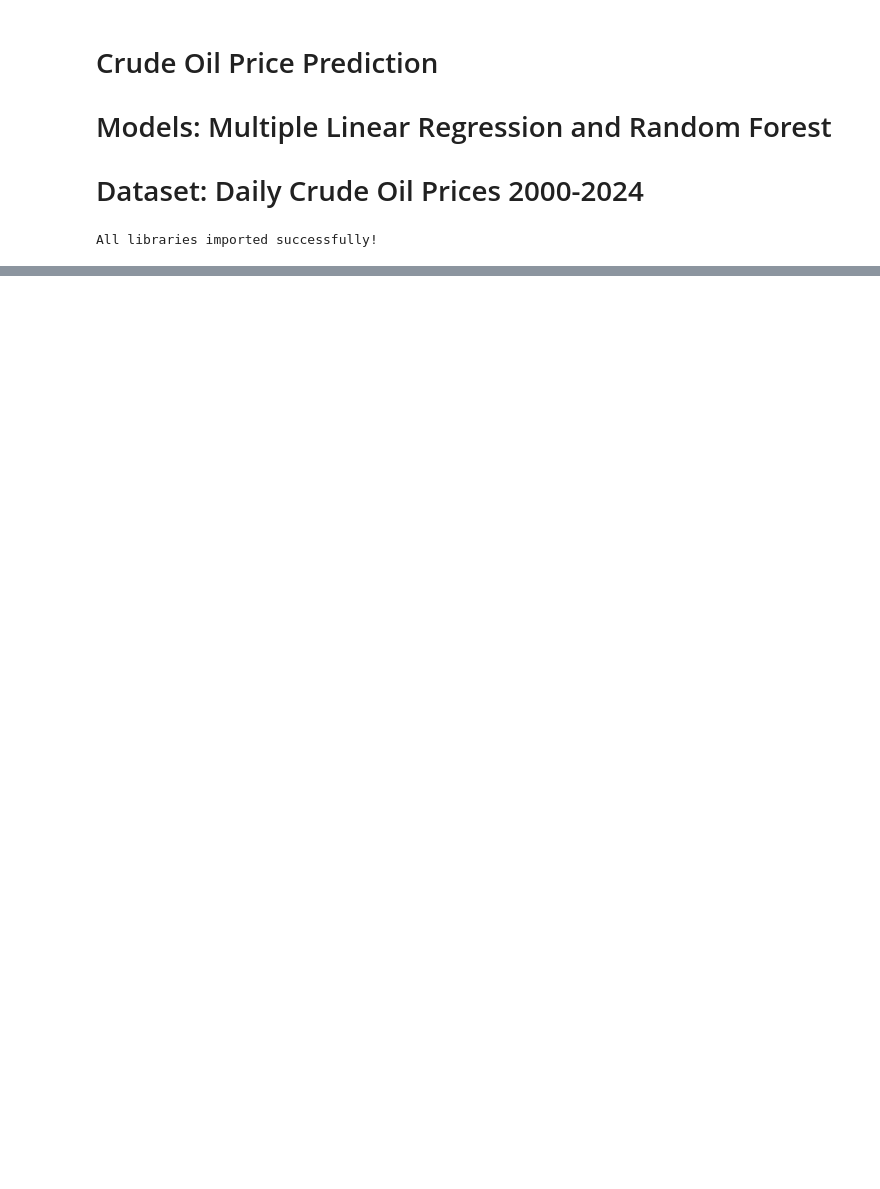
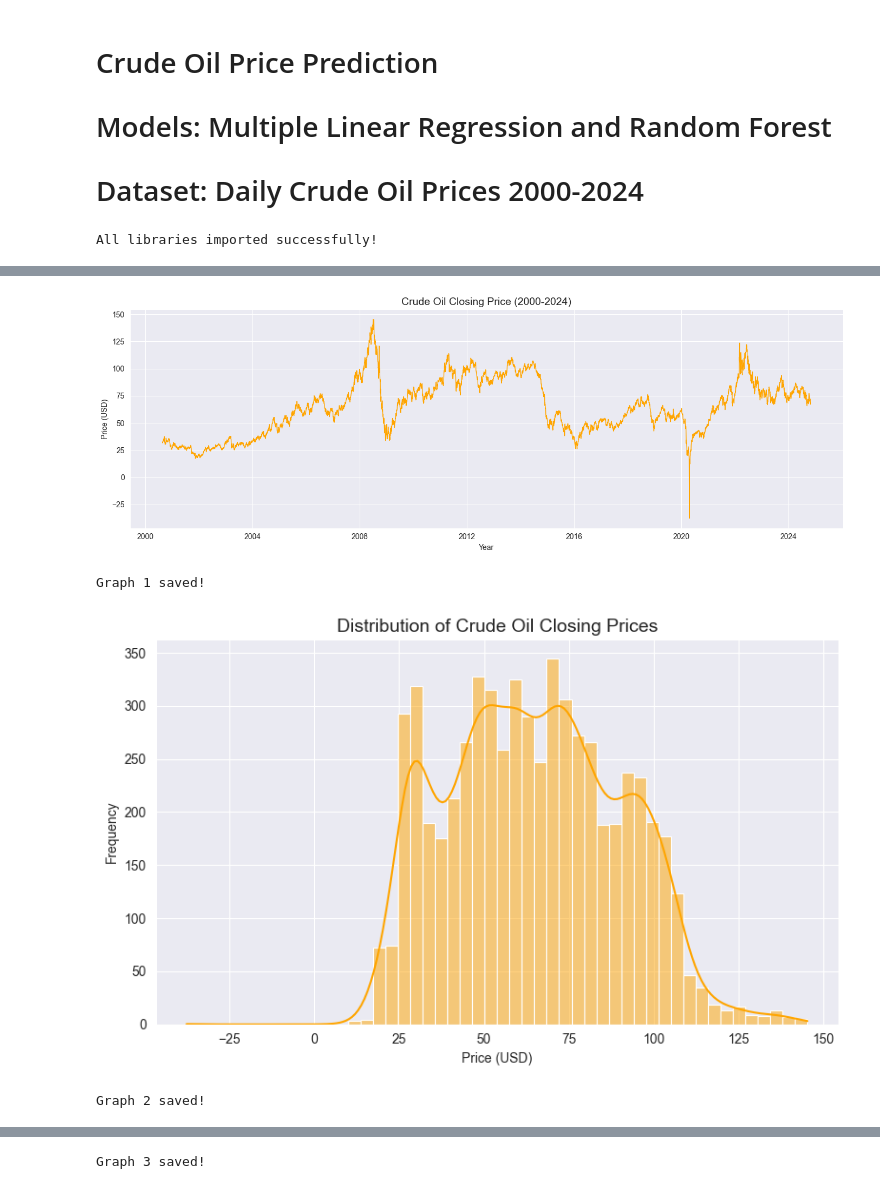
Before and after one commit to imseff/Crude-Oil-Price-Prediction, a Jupyter notebook: notebooks/crude_oil_prediction.ipynb, the cells around one changed output, grey strips where cells are left out. Saved outputs shown, nothing was run; the diff lists cells and outputs as text; code cells hidden in the pictures; blank space fills up the shorter version.

```diff
--- a/notebooks/crude_oil_prediction.ipynb
+++ b/notebooks/crude_oil_prediction.ipynb
@@ -34,7 +34,7 @@ All libraries imported successfully!
 # pd.read_csv() reads the file and stores it as a "DataFrame"
 # A DataFrame is like a table/spreadsheet inside Python
 
-df = pd.read_csv('../data/crude_oil_prices.csv')  # replace with your actual file path
+df = pd.read_csv('../data/crude_oil_data.csv')  # replace with your actual file path
 print("Dataset loaded successfully!")  # confirms the file was read without errors
 
 # Let's see the first 5 rows of the dataset
@@ -51,0 +156,55 @@ FileNotFoundError: [Errno 2] No such file or directory: '../data/crude_oil_price
+# %%
+# ================================================
+# CELL 6 — DATA VISUALIZATION
+# ================================================
+
+# Set the visual style for all our graphs
+sns.set_style("darkgrid")
+
+# ---- GRAPH 1: Crude Oil Price Over Time ----
+# This shows how oil prices changed from 2000 to 2024
+# We can visually see crashes (2008, 2020) and spikes (2022)
+plt.figure(figsize=(14, 5))           # set the size of the graph
+plt.plot(df['Date'], df['Close'],      # x-axis = date, y-axis = closing price
+         color='orange', linewidth=1)  # orange line, thin width
+plt.title('Crude Oil Closing Price (2000-2024)', fontsize=14)  # graph title
+plt.xlabel('Year')                     # x-axis label
+plt.ylabel('Price (USD)')              # y-axis label
+plt.tight_layout()
+plt.savefig('../outputs/oil_price_over_time.png')  # save graph to outputs folder
+plt.show()
+print("Graph 1 saved!")
+
+# ---- GRAPH 2: Distribution of Closing Prices ----
+# This shows how frequently each price range occurred
+# A histogram helps us understand the shape of our data
+plt.figure(figsize=(8, 5))
+sns.histplot(df['Close'], bins=50, color='orange', kde=True)
+# kde=True adds a smooth curve on top of the histogram
+plt.title('Distribution of Crude Oil Closing Prices', fontsize=14)
+plt.xlabel('Price (USD)')
+plt.ylabel('Frequency')
+plt.tight_layout()
+plt.savefig('../outputs/price_distribution.png')  # save to outputs folder
+plt.show()
+print("Graph 2 saved!")
+
+# ---- GRAPH 3: Correlation Heatmap ----
+# This shows how strongly each column relates to our target (Close price)
+# Values close to 1.0 = strong relationship
+# Values close to 0.0 = weak relationship
+plt.figure(figsize=(8, 6))
+sns.heatmap(df[['Open', 'High', 'Low', 'Close', 'Volume', 'Year', 'Month', 'Day']].corr(),
+            annot=True,      # show the numbers inside each box
+            cmap='coolwarm', # color scheme
+            fmt='.2f')       # round to 2 decimal places
+plt.title('Correlation Heatmap', fontsize=14)
+plt.tight_layout()
+plt.savefig('../outputs/correlation_heatmap.png')  # save to outputs folder
+plt.show()
+print("Graph 3 saved!")
+# %% [output]
+[figure, added]
+Graph 1 saved!
+[figure, added]
+Graph 2 saved!
@@ -51,0 +212 @@ FileNotFoundError: [Errno 2] No such file or directory: '../data/crude_oil_price
+Graph 3 saved!
```
Also changed, not shown: parts of 12 cells of this notebook.
